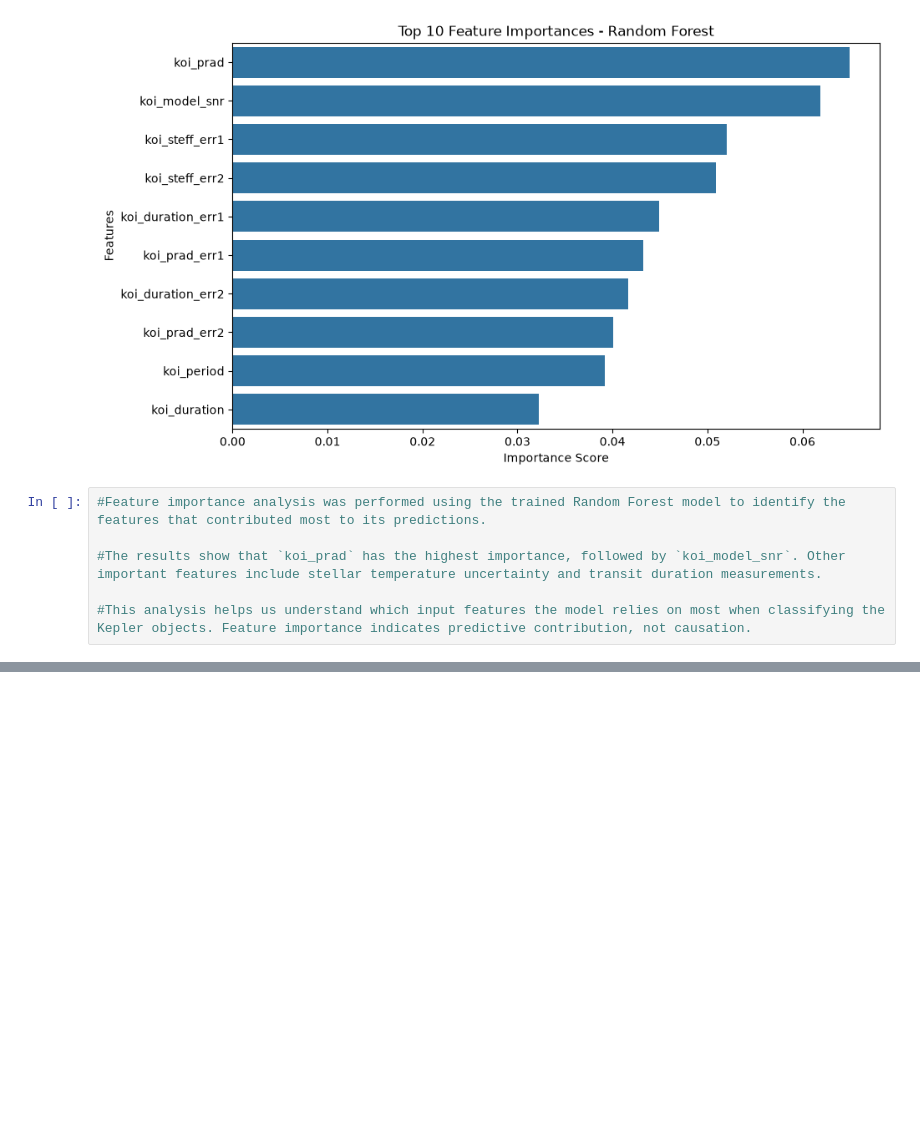
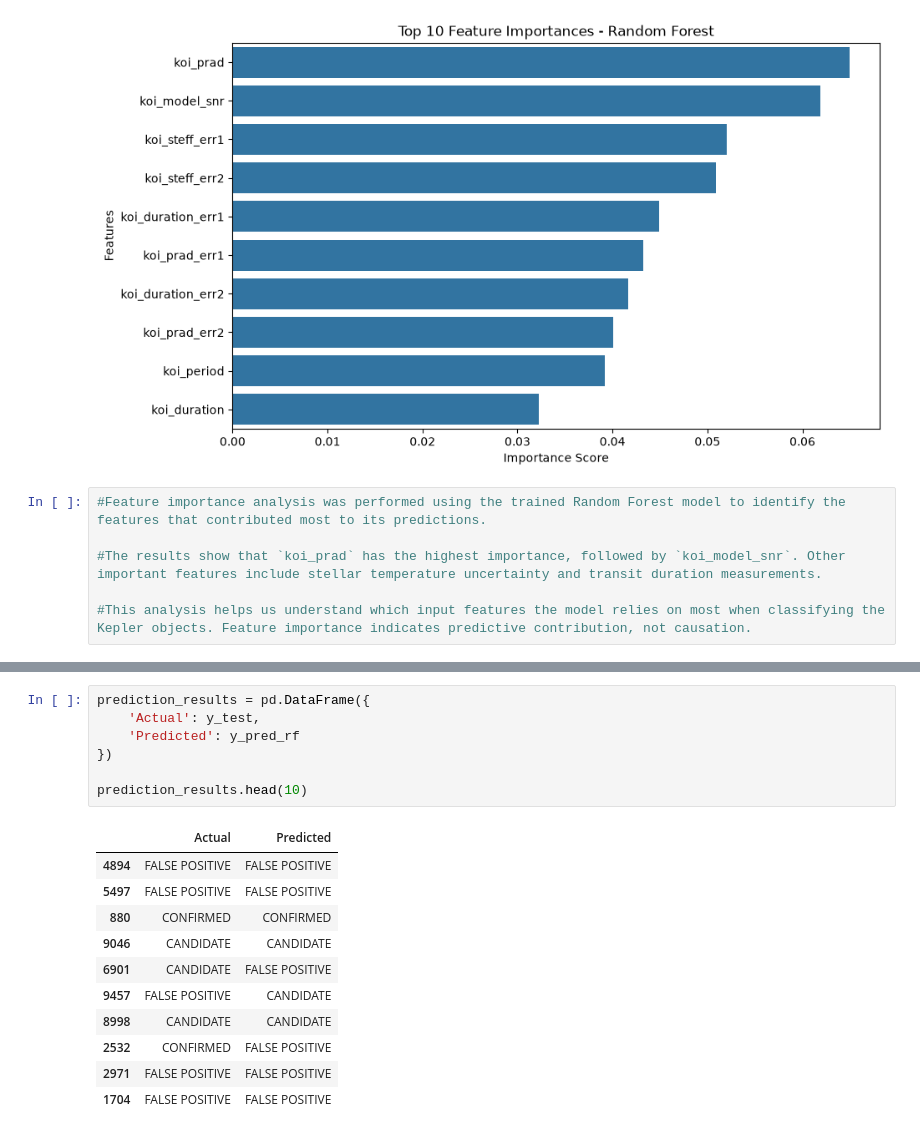
Before and after one commit to devikarapillai/Kepler-Exoplant_Classification, a Jupyter notebook: Nasa Kepler Exoplanent Detection.ipynb, the cells around one changed output, grey strips where cells are left out. Cells and saved outputs as stored; diff of their text form; blank space fills up the shorter version.

```diff
--- a/Nasa Kepler Exoplanent Detection.ipynb
+++ b/Nasa Kepler Exoplanent Detection.ipynb
@@ -1644,0 +1658,19 @@ plt.show()
+# %%
+prediction_results = pd.DataFrame({
+    'Actual': y_test,
+    'Predicted': y_pred_rf
+})
+
+prediction_results.head(10)
+# %% [output]
+|  | Actual | Predicted |
+| 4894 | FALSE POSITIVE | FALSE POSITIVE |
+| 5497 | FALSE POSITIVE | FALSE POSITIVE |
+| 880 | CONFIRMED | CONFIRMED |
+| 9046 | CANDIDATE | CANDIDATE |
+| 6901 | CANDIDATE | FALSE POSITIVE |
+| 9457 | FALSE POSITIVE | CANDIDATE |
+| 8998 | CANDIDATE | CANDIDATE |
+| 2532 | CONFIRMED | FALSE POSITIVE |
+| 2971 | FALSE POSITIVE | FALSE POSITIVE |
+| 1704 | FALSE POSITIVE | FALSE POSITIVE |
```
Also changed, not shown: parts of 12 cells of this notebook.
